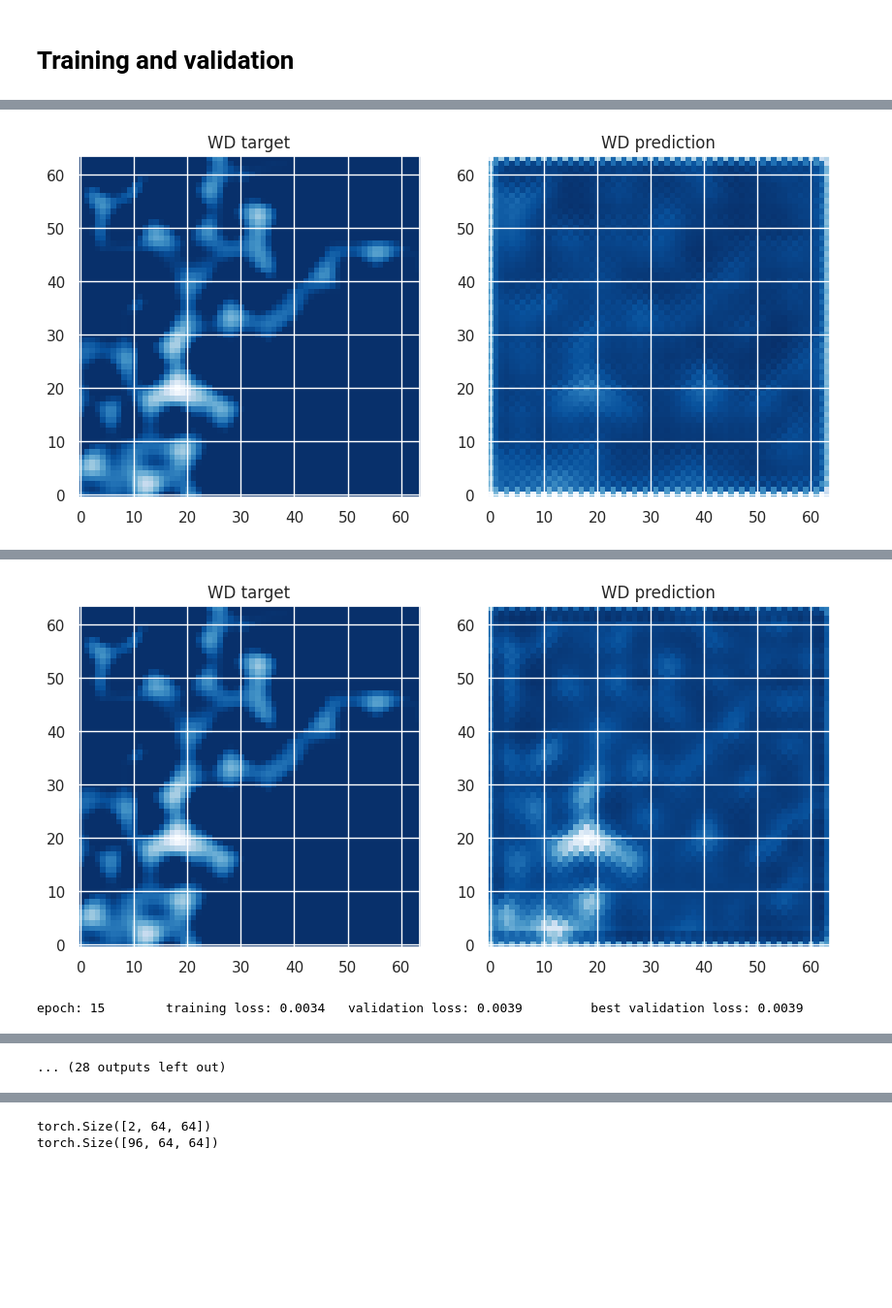
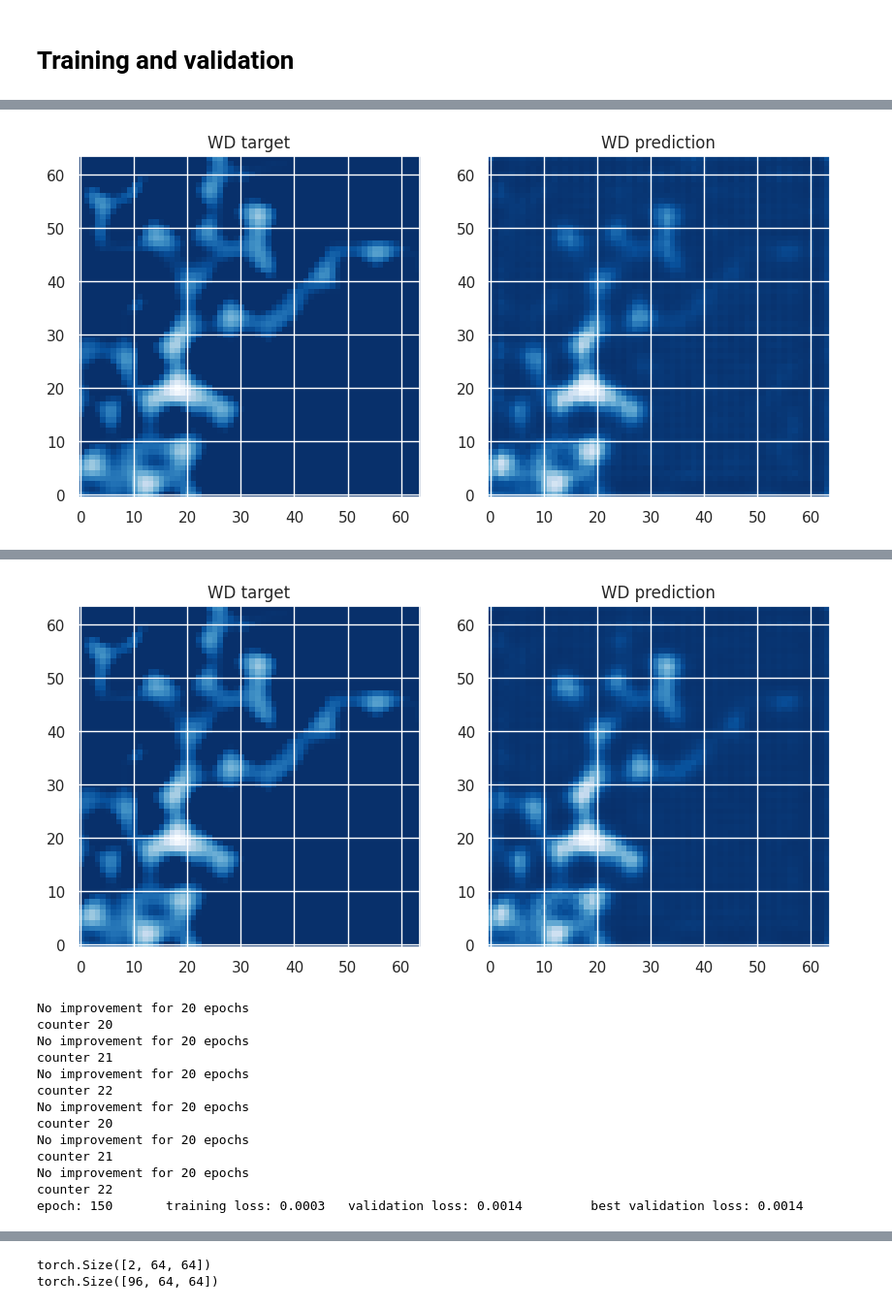
Before and after one commit to SjoCno/Flood-5, a Jupyter notebook: notebooks/All_timesteps.ipynb, the cells around one changed output, grey strips where cells are left out. Shown: that part at 97% size. Saved outputs shown, nothing was run; the diff lists cells and outputs as text; code cells hidden in the pictures; blank space fills up the shorter version.

```diff
--- a/notebooks/All_timesteps.ipynb
+++ b/notebooks/All_timesteps.ipynb
@@ -335,10 +331,15 @@ def evaluation(model, loader, device='cpu'):
 # %% [markdown]
 # Define hyperparameters and dataloaders
 # %%
+# define the model
+node_features = 2
+model = CNN(node_features=node_features, n_downsamples=4, initial_hid_dim=32,
+            batch_norm=True, bias=True)
+
 # Set training parameters
 learning_rate = 0.0002
-batch_size = 8 ### 1, 2, 4, 5, 8, 10, 16, 20, 40, or 80
-num_epochs = 100
+batch_size = 10 ### 1, 2, 4, 5, 8, 10, 16, 20, 40, or 80
+num_epochs = 150
 
 # Create the optimizer to train the neural network via back-propagation
 optimizer = torch.optim.Adam(params=model.parameters(), lr=learning_rate)
@@ -376,7 +377,7 @@ for epoch in range(1, num_epochs+1):
 
     no_improvement += 1
 
-    if epoch%5 == 0:
+    if epoch%50 == 0:
         print("epoch:",epoch, "\t training loss:", np.round(train_loss,4),
                             "\t validation loss:", np.round(val_loss,4),
                             "\t best validation loss:", np.round(best_loss,4))
@@ -416 +417 @@ epoch: 5         training loss: 0.0168   validation loss: 0.0141         best va
-[figure, old version]
+[figure, new version]
@@ -418,2 +419,14 @@ epoch: 10        training loss: 0.0053   validation loss: 0.0055         best va
-[figure, old version]
+[figure, new version]
-epoch: 15        training loss: 0.0034   validation loss: 0.0039         best validation loss: 0.0039
+No improvement for 20 epochs
+counter 20
+No improvement for 20 epochs
+counter 21
+No improvement for 20 epochs
+counter 22
+No improvement for 20 epochs
+counter 20
+No improvement for 20 epochs
+counter 21
+No improvement for 20 epochs
+counter 22
+epoch: 150       training loss: 0.0003   validation loss: 0.0014         best validation loss: 0.0014
@@ -427,4 +434,3 @@ epoch: 30        training loss: 0.0017   validation loss: 0.0023         best va
-... (28 outputs left out)
 # %%
 plt.plot(train_losses, label='Training')
 plt.plot(val_losses, label='Validation')
```
Also changed, not shown: parts of 8 cells of this notebook.
